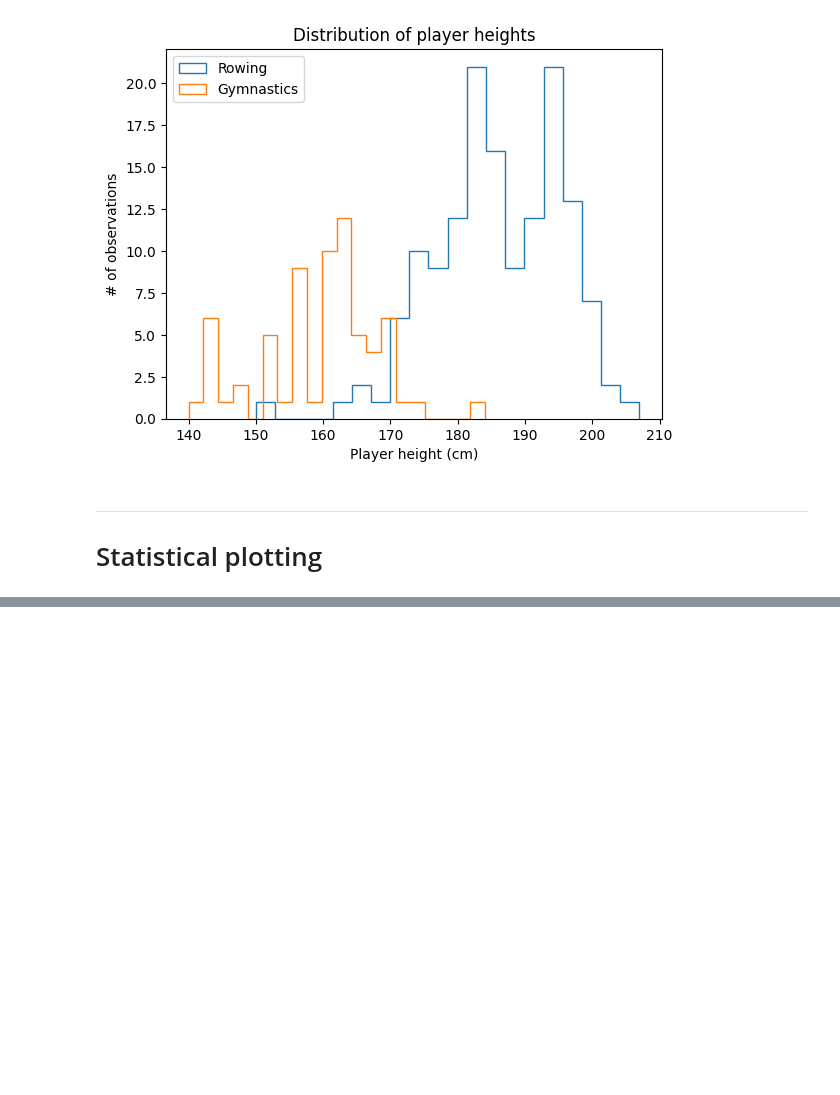
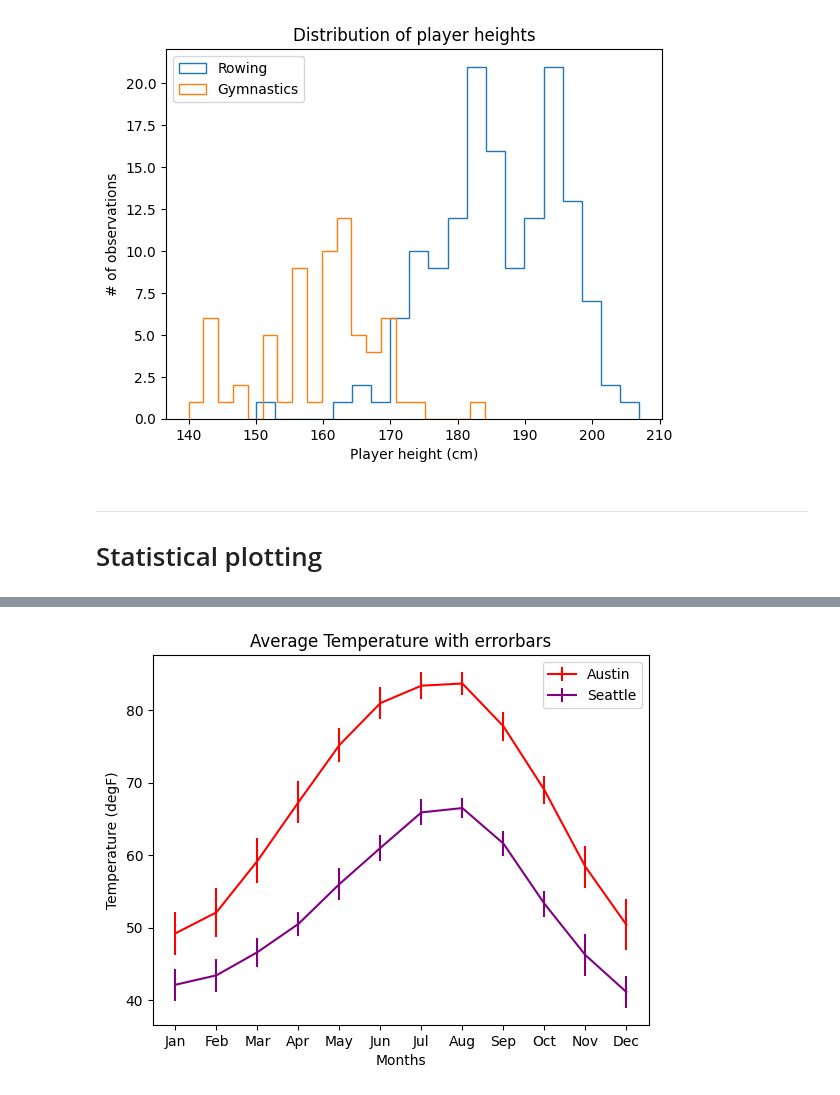
Before and after one commit to abhijeet-bhambere/learning-trail-data-visualizatn-python, a Jupyter notebook: matplotlib_training_dc.ipynb, the cells around one changed output, grey strips where cells are left out. Saved outputs shown, nothing was run; the diff lists cells and outputs as text; code cells hidden in the pictures; blank space fills up the shorter version.

```diff
--- a/matplotlib_training_dc.ipynb
+++ b/matplotlib_training_dc.ipynb
@@ -25,7 +25,7 @@ fig, axs = plt.subplots(2, 2)  # a figure with a 2x2 grid of Axes
 # %% [output]
 [figure]
 # %%
-austin = pd.read_csv("austin_weather.csv")
+austin = pd.read_csv("course_datasets/austin_weather.csv")
 austin.head()
 # %% [output]
 |  | STATION | NAME | DATE | MLY-CLDD-BASE45 | MLY-CLDD-BASE50 | MLY-CLDD-BASE55 | MLY-CLDD-BASE57 | ... |
@@ -36,7 +36,7 @@ austin.head()
 | 4 | USW00013904 | AUSTIN BERGSTROM INTERNATIONAL AI... | 5 | 936 | 781 | 626 | 564 | ... |
 5 rows × 68 columns
 # %%
-seattle = pd.read_csv("seattle_weather.csv")
+seattle = pd.read_csv("course_datasets/seattle_weather.csv")
 seattle = seattle[seattle["STATION"]=="USW00094290"]
 seattle.head()
 # %% [output]
@@ -616,0 +629,15 @@ ___
+# %%
+# Adding error bars to line plots
+fig, ax = plt.subplots()
+
+ax.errorbar(austin["MONTH"],austin["MLY-TAVG-NORMAL"],yerr=austin["MLY-TAVG-STDDEV"],color="r",label="Austin")
+ax.errorbar(seattle["MONTH"],seattle["MLY-TAVG-NORMAL"],yerr=seattle["MLY-TAVG-STDDEV"],color="purple",label="Seattle")
+
+ax.set_xlabel("Months")
+ax.set_ylabel("Temperature (degF)")
+ax.set_title("Average Temperature with errorbars")
+
+ax.legend()
+plt.show()
+# %% [output]
+[figure, added]
```
Also changed, not shown: parts of 18 cells of this notebook.
